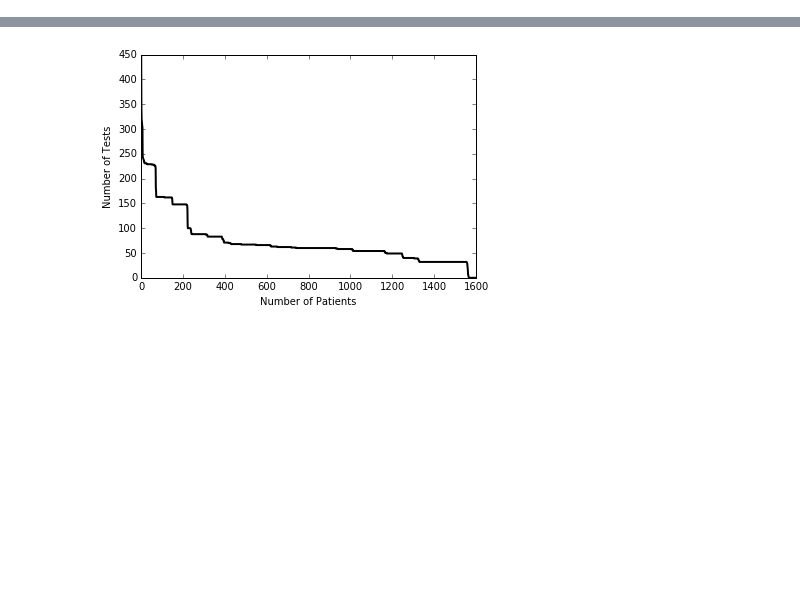
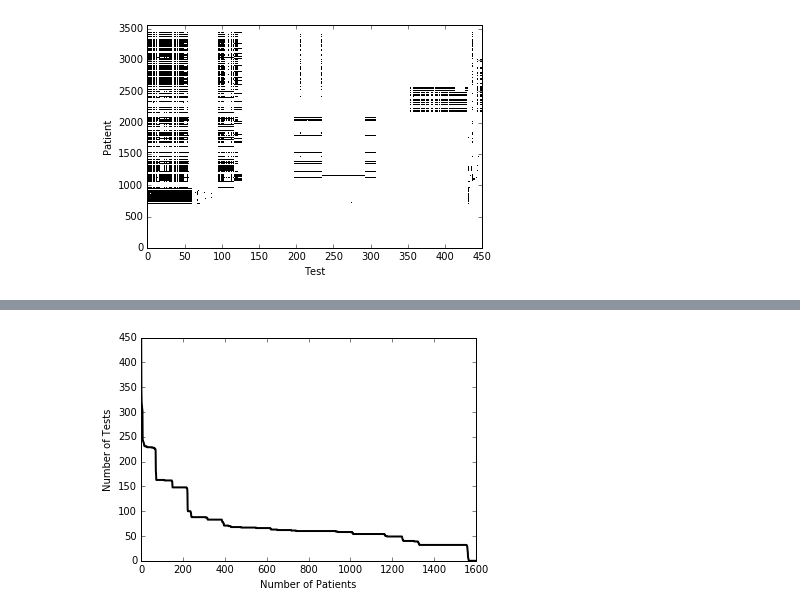
Before and after one commit to mattmacellaio/Insight-code, a Jupyter notebook: load_selectdata-lasso.ipynb, the cells around one changed output, grey strips where cells are left out. Saved outputs shown, nothing was run; the diff lists cells and outputs as text; code cells hidden in the pictures; blank space fills up the shorter version.

```diff
--- a/load_selectdata-lasso.ipynb
+++ b/load_selectdata-lasso.ipynb
@@ -96,0 +95,9 @@ for row in alldata:
+# %%
+plt.pcolor(genoCodes,cmap='Greys',vmin=0,vmax=1)
+plt.xlim([0.0, len(genoCodes[0])])
+plt.ylim([0.0, len(genoCodes)])
+xlo=plt.xlabel('Test')
+ylo=plt.ylabel('Patient')
+plt.savefig("rawdata.png", format="png")
+# %% [output]
+[figure, added]
```
Also changed, not shown: parts of 22 cells of this notebook, 1 other file.
